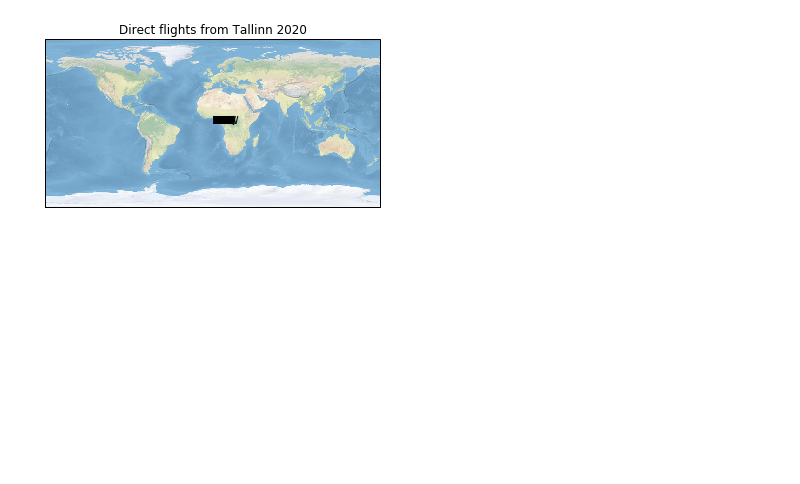
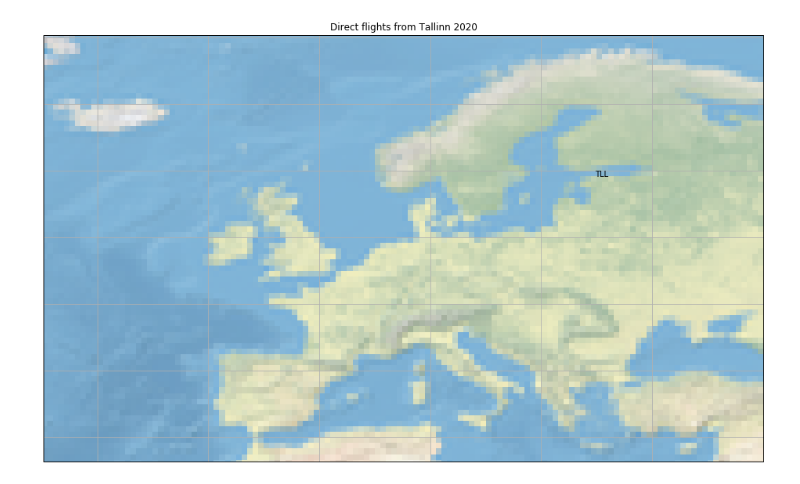
Before and after one commit to tristankrass/quadratic-equation-trkras_pkg, a Jupyter notebook: tallinn.ipynb, the cells around one changed output. Saved outputs shown, nothing was run; the diff lists cells and outputs as text; code cells hidden in the pictures; blank space fills up the shorter version.

```diff
--- a/tallinn.ipynb
+++ b/tallinn.ipynb
@@ -12,28 +12,33 @@ merged.to_csv('final.csv')
 # %%
 import cartopy.crs as ccrs
 import matplotlib.pyplot as plt
-
-
+import cartopy
 ny_lon, ny_lat = -75, 43
 tll_marker, tll_lon, tll_lat = 'TLL', 24.8327999115, 59.41329956049999
-
 #plt.figure() # figsize=(20, 20)
+#ax = plt.axes(projection=ccrs.PlateCarree(central_longitude=0))
+plt.figure(figsize=(20, 10))
 ax = plt.axes(projection=ccrs.PlateCarree())
 ax.stock_img()
+
+ax.set_extent((-24.8327999115, 40, 33.8327999115, 69.41329956049999))
+ax.gridlines()
+
 #ax.coastlines(resolution='50m')
 #ax.gridlines()
 
 for i, row in merged.iterrows():
     marker, lat, lon = (row['IATA'], row['Latitude'], row['Longitude'])
     #plt.plot([lon, tll_lon], [lat, tll_lat], color="green", linwidth=1, marker='o', transform=ccrs.Geodetic())
     #plt.plot([lat, lon])
 
-    plt.text(0, 0, marker,
-         horizontalalignment='left',
-         transform=ccrs.Geodetic())
+    #plt.text(0, 0, marker,
+     #    horizontalalignment='left',
+      #   transform=ccrs.Geodetic())
 
+plt.text(tll_lon, tll_lat,tll_marker, horizontalalignment='left', transform=ccrs.Geodetic())
 
 plt.title('Direct flights from Tallinn 2020')
 plt.show()
 # %% [output]
-[figure, old version]
+[figure, new version]
```
Also changed, not shown: 2 other files.
